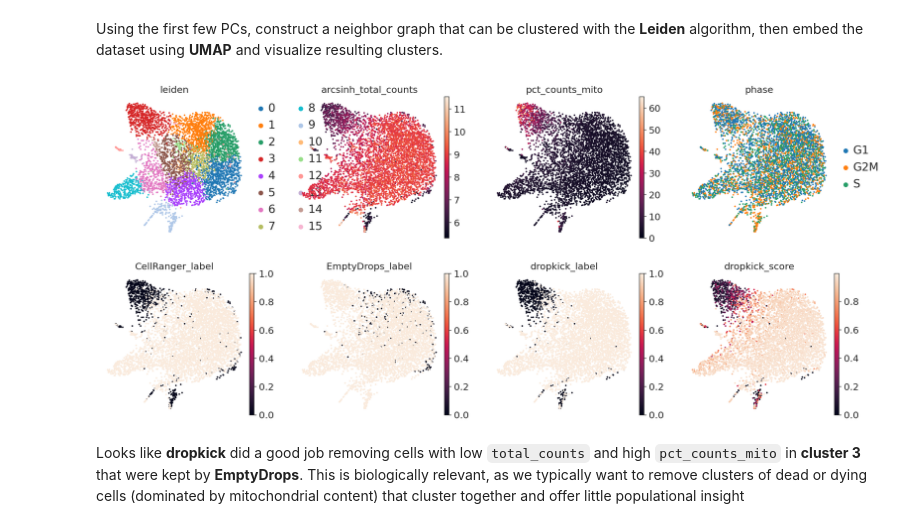
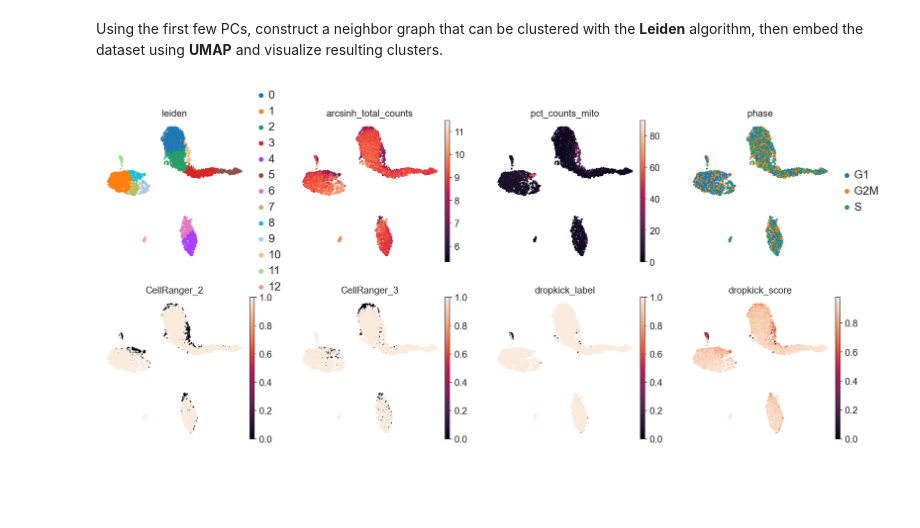
Before and after one commit to KenLauLab/dropkick, a Jupyter notebook: dropkick_tutorial.ipynb, the cells around one changed output. Drawn from its saved outputs; the diff is of its cells as text; code cells hidden in the pictures; blank space fills up the shorter version.

```diff
--- a/dropkick_tutorial.ipynb
+++ b/dropkick_tutorial.ipynb
@@ -134,7 +132,7 @@ The bottom coefficients identified contain mitochondrial genes, indicating that
 # %%
 # make a copy of our AnnData object, keeping all barcodes kept by dropkick, CellRanger, or EmptyDrops
 adata_filtered = adata[
-    (adata.obs.dropkick_label==1) | (adata.obs.EmptyDrops_label==1) | (adata.obs.CellRanger_label==1),
+    (adata.obs.dropkick_label==1) | (adata.obs.CellRanger_2==1) | (adata.obs.CellRanger_3==1),
     :].copy()
 adata_filtered.shape
 # %% [output]
@@ -179,24 +177,22 @@ Using the first few PCs, construct a neighbor graph that can be clustered with t
 # %%
 sc.pp.neighbors(adata_filtered, n_neighbors=30, random_state=1, n_pcs=10)
 sc.tl.leiden(adata_filtered)
 sc.tl.umap(adata_filtered, random_state=1)
 # plot results
 sc.pl.umap(
     adata_filtered,
     color=[
         "leiden",
         "arcsinh_total_counts",
         "pct_counts_mito",
         "phase",
-        "CellRanger_label",
-        "EmptyDrops_label",
+        "CellRanger_2",
+        "CellRanger_3",
         "dropkick_label",
         "dropkick_score",
     ],
     legend_fontsize="large",
     ncols=4,
 )
 # %% [output]
-[figure, old version]
+[figure, new version]
-# %% [markdown]
-Looks like **dropkick** did a good job removing cells with low `total_counts` and high `pct_counts_mito` in **cluster 3** that were kept by **EmptyDrops**. This is biologically relevant, as we typically want to remove clusters of dead or dying cells (dominated by mitochondrial content) that cluster together and offer little populational insight
```
Also changed, not shown: parts of 8 cells of this notebook, 2 other files.
